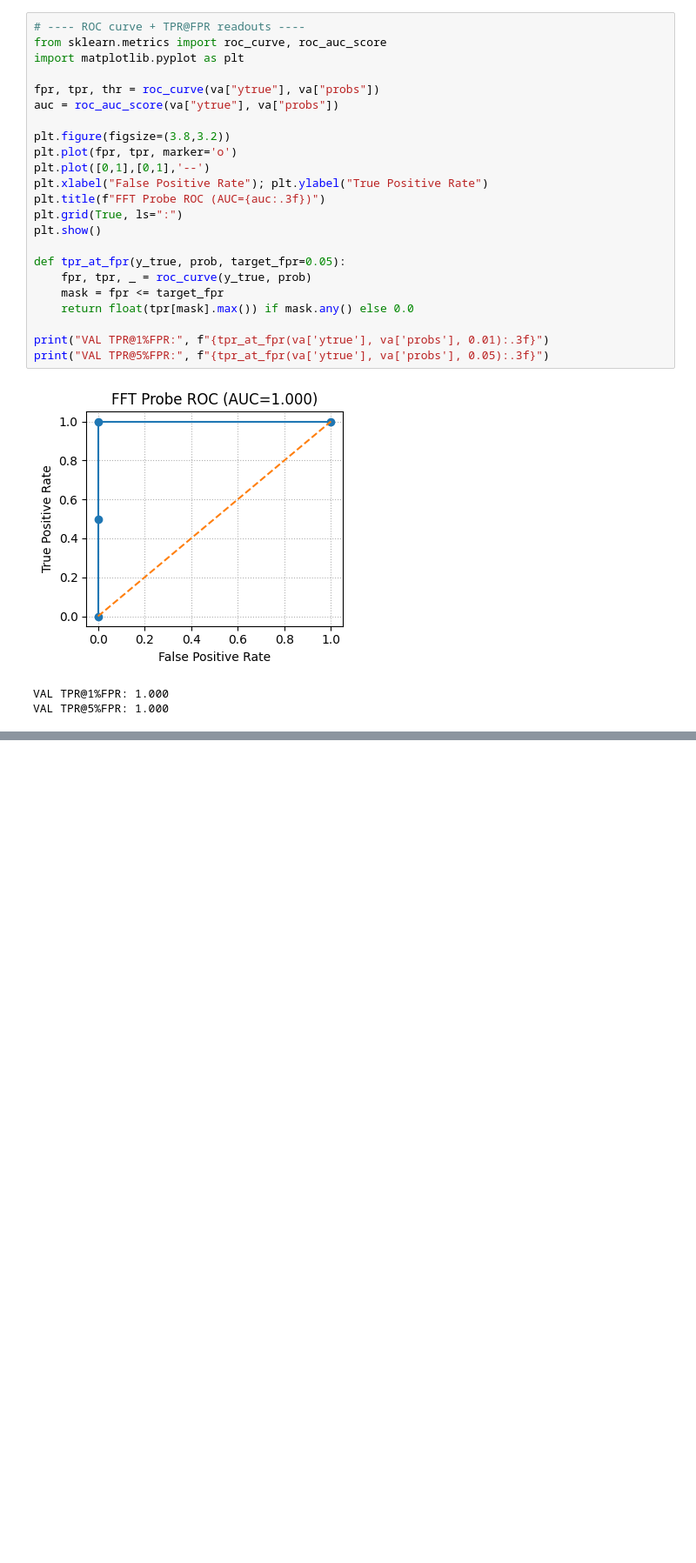
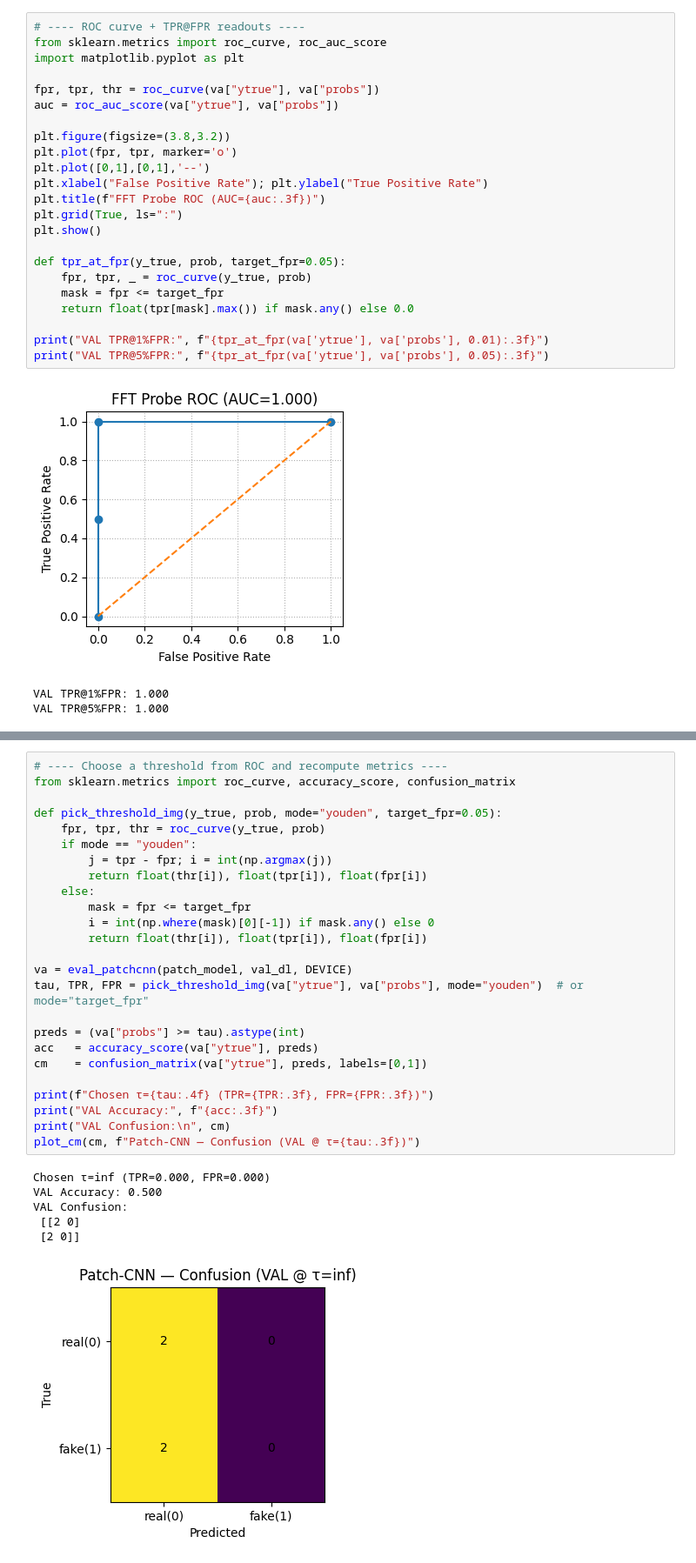
Before and after one commit to McMasterAI-Society/DeepFakeDetector, a Jupyter notebook: notebooks/preprocess_baseline_demo.ipynb, the cells around one changed output, grey strips where cells are left out. Shown at 87% size. Cells and saved outputs as stored; diff of their text form; blank space fills up the shorter version.

```diff
--- a/notebooks/preprocess_baseline_demo.ipynb
+++ b/notebooks/preprocess_baseline_demo.ipynb
@@ -315,0 +462,32 @@ VAL TPR@5%FPR: 1.000
+# %%
+# ---- Choose a threshold from ROC and recompute metrics ----
+from sklearn.metrics import roc_curve, accuracy_score, confusion_matrix
+
+def pick_threshold_img(y_true, prob, mode="youden", target_fpr=0.05):
+    fpr, tpr, thr = roc_curve(y_true, prob)
+    if mode == "youden":
+        j = tpr - fpr; i = int(np.argmax(j))
+        return float(thr[i]), float(tpr[i]), float(fpr[i])
+    else:
+        mask = fpr <= target_fpr
+        i = int(np.where(mask)[0][-1]) if mask.any() else 0
+        return float(thr[i]), float(tpr[i]), float(fpr[i])
+
+va = eval_patchcnn(patch_model, val_dl, DEVICE)
+tau, TPR, FPR = pick_threshold_img(va["ytrue"], va["probs"], mode="youden")  # or mode="target_fpr"
+
+preds = (va["probs"] >= tau).astype(int)
+acc   = accuracy_score(va["ytrue"], preds)
+cm    = confusion_matrix(va["ytrue"], preds, labels=[0,1])
+
+print(f"Chosen τ={tau:.4f} (TPR={TPR:.3f}, FPR={FPR:.3f})")
+print("VAL Accuracy:", f"{acc:.3f}")
+print("VAL Confusion:\n", cm)
+plot_cm(cm, f"Patch-CNN — Confusion (VAL @ τ={tau:.3f})")
+# %% [output]
+Chosen τ=inf (TPR=0.000, FPR=0.000)
+VAL Accuracy: 0.500
+VAL Confusion:
+ [[2 0]
+ [2 0]]
+[figure, added]
```
Also changed, not shown: parts of 6 cells of this notebook.
